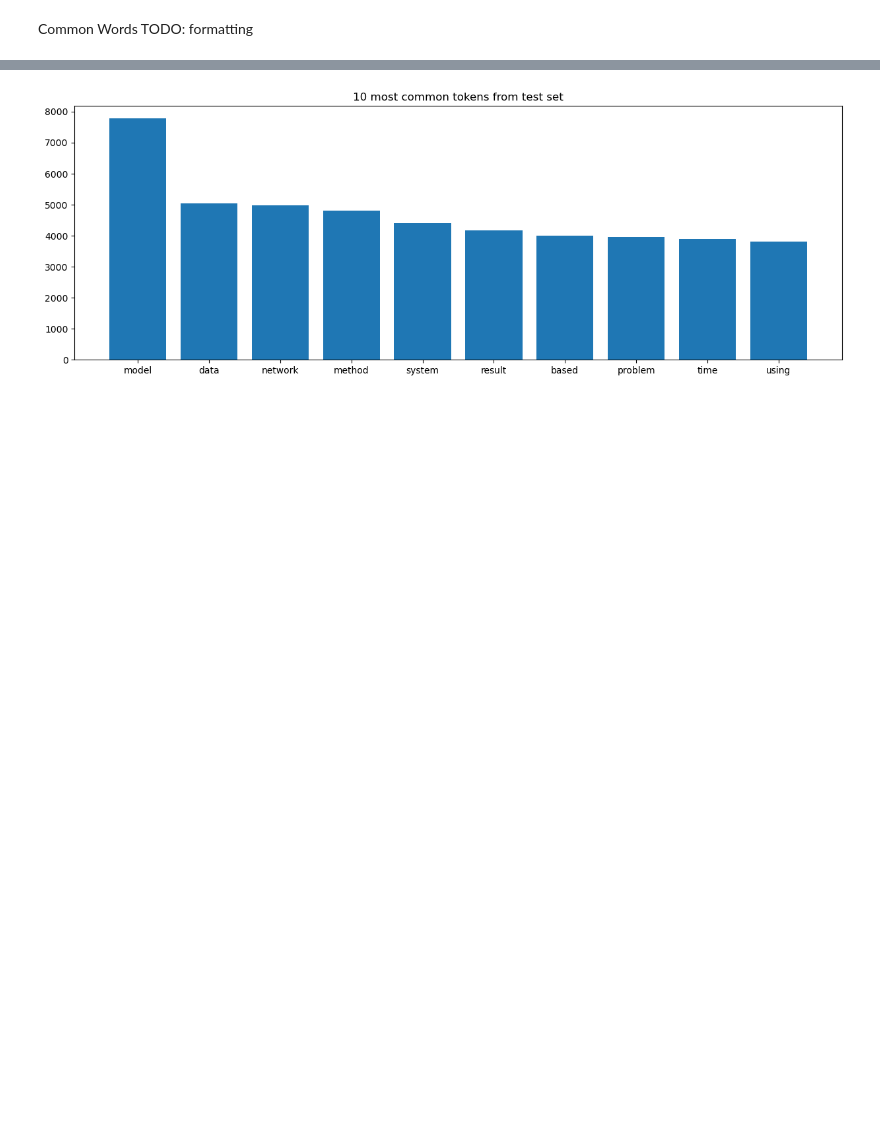
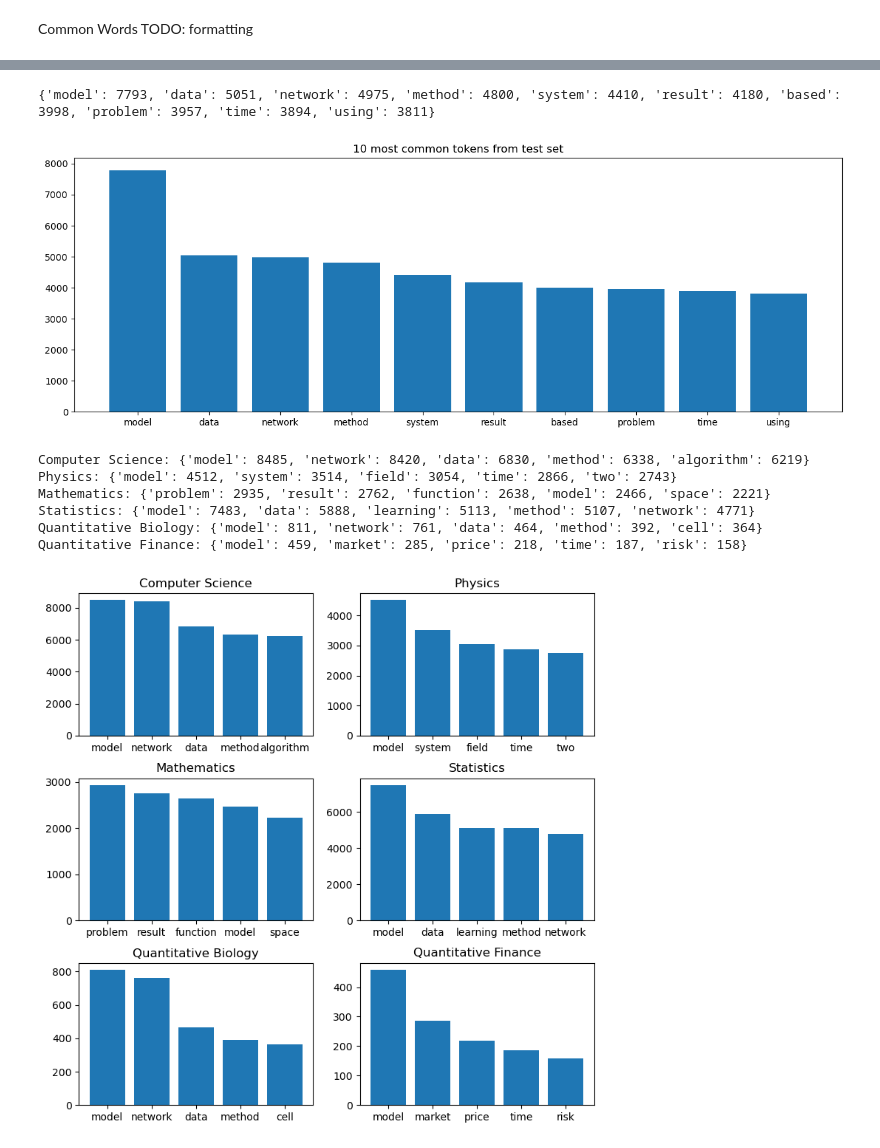
Before and after one commit to raechiang/Capstone-Topics, a Jupyter notebook: notebooks/1.0-rc-data-wrangling-eda.ipynb, the cells around one changed output, grey strips where cells are left out. Saved outputs shown, nothing was run; the diff lists cells and outputs as text; code cells hidden in the pictures; blank space fills up the shorter version.

```diff
--- a/notebooks/1.0-rc-data-wrangling-eda.ipynb
+++ b/notebooks/1.0-rc-data-wrangling-eda.ipynb
@@ -235,9 +241,47 @@ _ = plt.bar(train_top10.keys(), train_top10.values())
 [figure]
 # %%
 test_top10 = get_top_n(test_df['bow'], n=10)
+
+print(test_top10)
 
 _ = plt.figure(figsize=(15,5))
 _ = plt.title("10 most common tokens from test set")
 _ = plt.bar(test_top10.keys(), test_top10.values())
 # %% [output]
+{'model': 7793, 'data': 5051, 'network': 4975, 'method': 4800, 'system': 4410, 'result': 4180, 'based': 3998, 'problem': 3957, 'time': 3894, 'using': 3811}
 [figure]
+# %%
+label_top5 = []
+for label in labels:
+    top5 = get_top_n(train_df[train_df[label] == 1]['bow'], n=5)
+    label_top5.append(top5)
+    print("{}: {}".format(label, top5))
+
+fig, axs = plt.subplots(3, 2, figsize=(9,9), gridspec_kw={'hspace':0.3})
+# TODO: Can probably clean this up more if you want?
+
+_ = axs[0, 0].set_title(labels[0])
+_ = axs[0, 0].bar(label_top5[0].keys(), label_top5[0].values())
+
+_ = axs[0, 1].set_title(labels[1])
+_ = axs[0, 1].bar(label_top5[1].keys(), label_top5[1].values())
+
+_ = axs[1, 0].set_title(labels[2])
+_ = axs[1, 0].bar(label_top5[2].keys(), label_top5[2].values())
+
+_ = axs[1, 1].set_title(labels[3])
+_ = axs[1, 1].bar(label_top5[3].keys(), label_top5[3].values())
+
+_ = axs[2, 0].set_title(labels[4])
+_ = axs[2, 0].bar(label_top5[4].keys(), label_top5[4].values())
+
+_ = axs[2, 1].set_title(labels[5])
+_ = axs[2, 1].bar(label_top5[5].keys(), label_top5[5].values())
+# %% [output]
+Computer Science: {'model': 8485, 'network': 8420, 'data': 6830, 'method': 6338, 'algorithm': 6219}
+Physics: {'model': 4512, 'system': 3514, 'field': 3054, 'time': 2866, 'two': 2743}
+Mathematics: {'problem': 2935, 'result': 2762, 'function': 2638, 'model': 2466, 'space': 2221}
+Statistics: {'model': 7483, 'data': 5888, 'learning': 5113, 'method': 5107, 'network': 4771}
+Quantitative Biology: {'model': 811, 'network': 761, 'data': 464, 'method': 392, 'cell': 364}
+Quantitative Finance: {'model': 459, 'market': 285, 'price': 218, 'time': 187, 'risk': 158}
+[figure, added]
```
Also changed, not shown: parts of 5 cells of this notebook.
